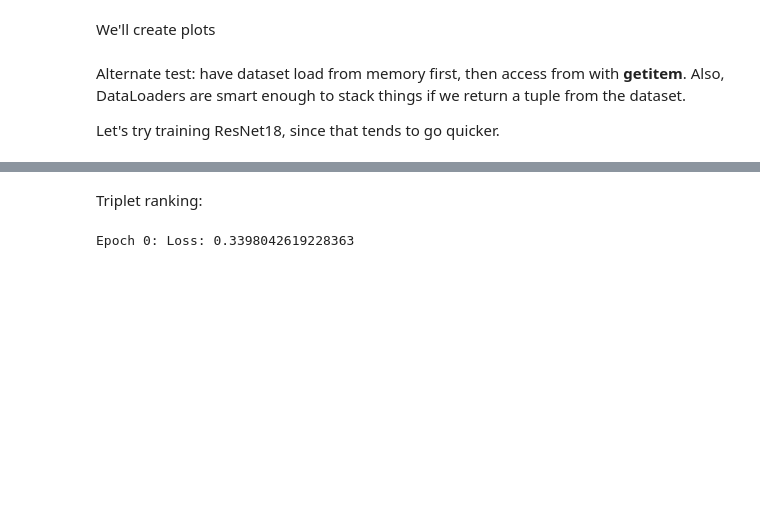
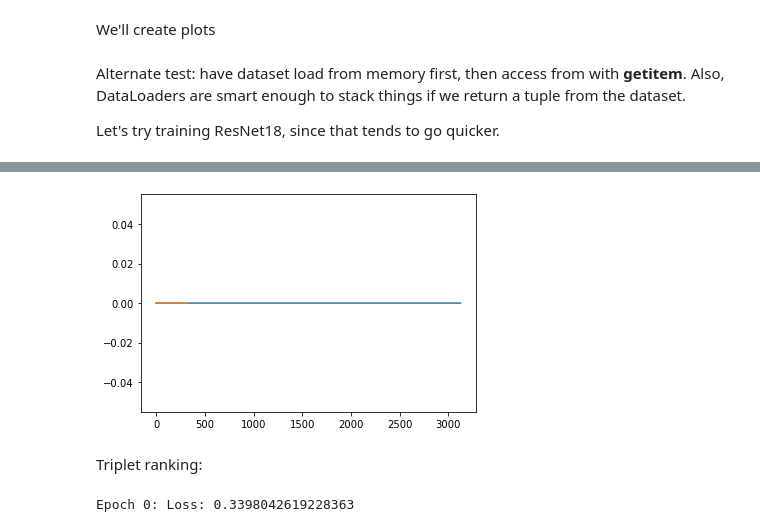
Before and after one commit to g-peery/stability-training, a Jupyter notebook: Model.ipynb, the cells around one changed output, grey strips where cells are left out. Saved outputs shown, nothing was run; the diff lists cells and outputs as text; code cells hidden in the pictures; blank space fills up the shorter version.

```diff
--- a/Model.ipynb
+++ b/Model.ipynb
@@ -1367,3 +1434,9 @@ plt.show()
+# %%
+plt.plot(resnet_result.train_accuracy_history)
+plt.plot(resnet_result.test_accuracy_history)
+plt.show()
+# %% [output]
+[figure, added]
 # %%
 #torch.save(resnet, os.path.join(os.path.abspath(""), "first_resnet.pt"))
 # %% [markdown]
```
Also changed, not shown: parts of 7 cells of this notebook.
